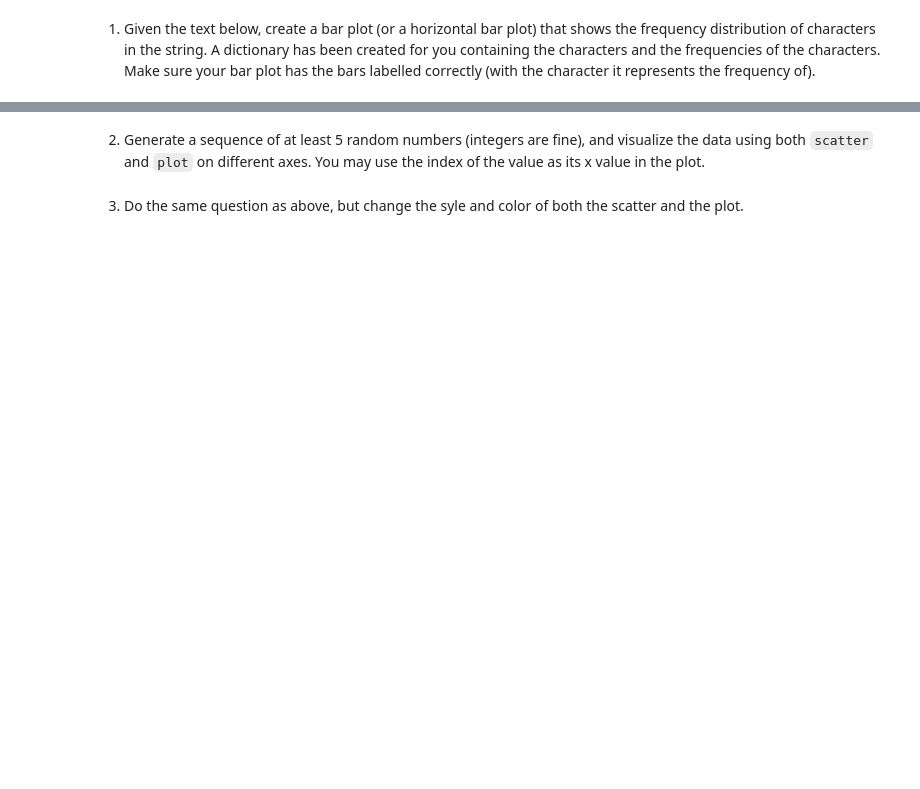
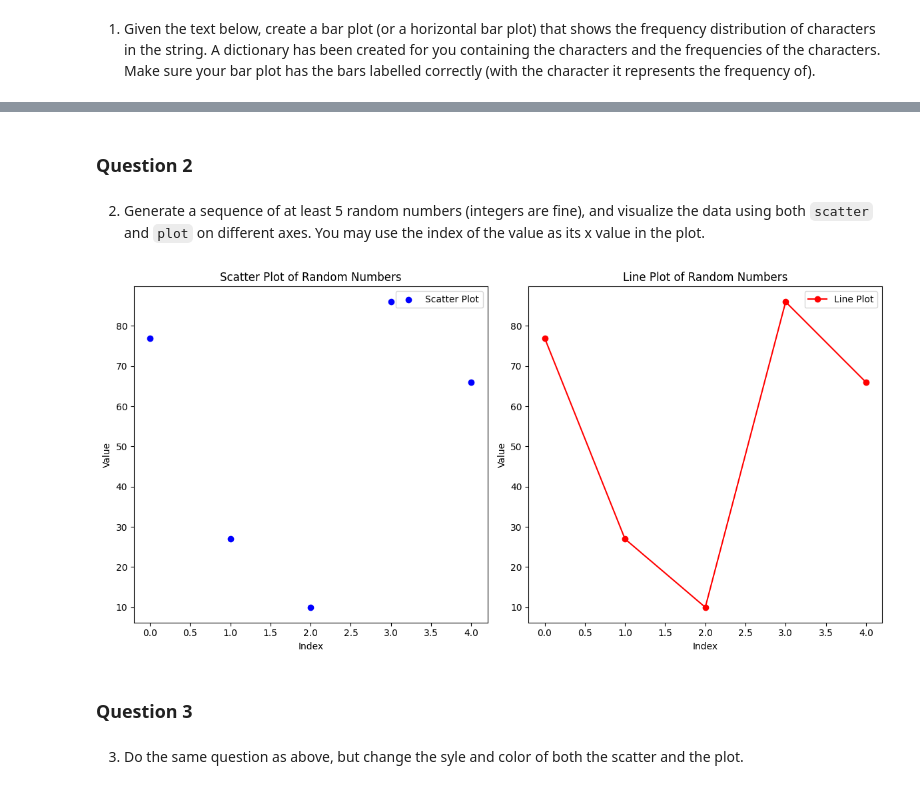
Before and after one commit to kcbreum/pyplot, a Jupyter notebook: pyplot.ipynb, the cells around one changed output, grey strips where cells are left out. Cells and saved outputs as stored; diff of their text form; code cells hidden in the pictures; blank space fills up the shorter version.

```diff
--- a/pyplot.ipynb
+++ b/pyplot.ipynb
@@ -61,4 +71,33 @@ letter_freq = dict(Counter(TEXT))
+# %% [markdown]
+### Question 2
 # %% [markdown]
 2. Generate a sequence of at least 5 random numbers (integers are fine), and visualize the data using both `scatter` and `plot` on different axes.  You may use the index of the value as its x value in the plot.
+# %%
+# Generate a sequence of random numbers
+random_numbers = [random.randint(1, 100) for _ in range(5)]
+
+# Create a figure and two subplots
+fig, (ax1, ax2) = plt.subplots(1, 2, figsize=(12, 6))
+
+# Scatter plot
+ax1.scatter(range(len(random_numbers)), random_numbers, color='blue', label='Scatter Plot')
+ax1.set_xlabel('Index')
+ax1.set_ylabel('Value')
+ax1.set_title('Scatter Plot of Random Numbers')
+ax1.legend()
+
+# Line plot
+ax2.plot(range(len(random_numbers)), random_numbers, color='red', marker='o', linestyle='-', label='Line Plot')
+ax2.set_xlabel('Index')
+ax2.set_ylabel('Value')
+ax2.set_title('Line Plot of Random Numbers')
+ax2.legend()
+
+plt.tight_layout()
+plt.show()
+# %% [output]
+[figure, added]
+# %% [markdown]
+### Question 3
 # %% [markdown]
 3. Do the same question as above, but change the syle and color of both the scatter and the plot.
```
Also changed, not shown: parts of 5 cells of this notebook.
